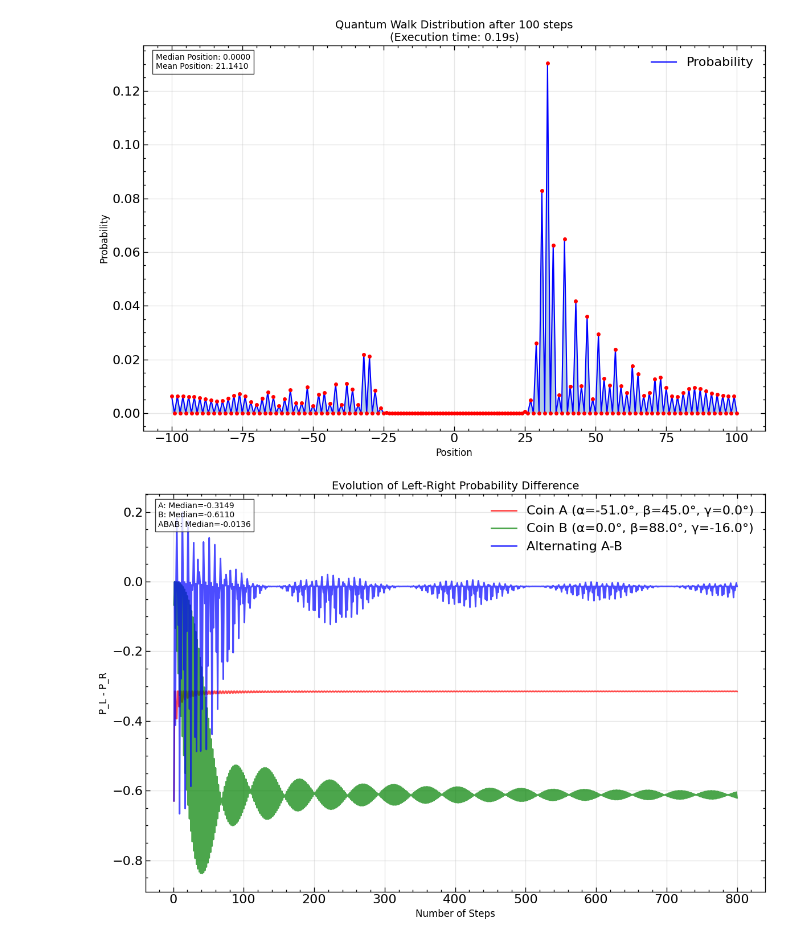
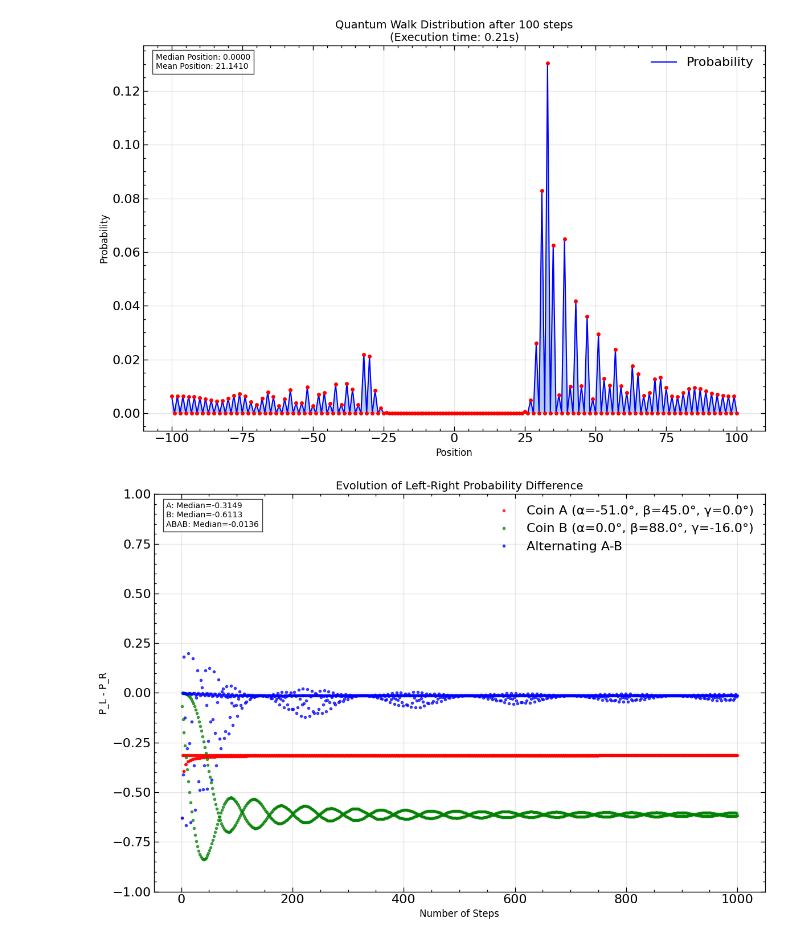
Before and after one commit to jishnurajendran/Quantum-walks, a Jupyter notebook: notebook.ipynb, the cells around one changed output. Saved outputs shown, nothing was run; the diff lists cells and outputs as text; code cells hidden in the pictures.

```diff
--- a/notebook.ipynb
+++ b/notebook.ipynb
@@ -98,16 +98,16 @@ def plot_lr_differences(
     def to_degrees(angles):
         return tuple(np.degrees(angle) for angle in angles)
 
-    plt.plot(steps, differences['A'], 'r-',
+    plt.plot(steps, differences['A'], 'r.',
              label=f'Coin A (α={to_degrees(coin_params["A"])[0]:.1f}°, β={to_degrees(coin_params["A"])[1]:.1f}°, γ={to_degrees(coin_params["A"])[2]:.1f}°)',
              alpha=0.7)
-    plt.plot(steps, differences['B'], 'g-',
+    plt.plot(steps, differences['B'], 'g.',
              label=f'Coin B (α={to_degrees(coin_params["B"])[0]:.1f}°, β={to_degrees(coin_params["B"])[1]:.1f}°, γ={to_degrees(coin_params["B"])[2]:.1f}°)',
              alpha=0.7)
-    plt.plot(steps, differences['ABAB'], 'b-',
+    plt.plot(steps, differences['ABAB'], 'b.',
              label='Alternating A-B',
              alpha=0.7)
-
+    plt.ylim([-1, 1])
     plt.grid(True, alpha=0.3)
     plt.xlabel('Number of Steps', fontsize=12)
     plt.ylabel('P_L - P_R', fontsize=12)
@@ -127,38 +127,39 @@ def plot_lr_differences(
 
     plt.tight_layout()
     plt.show()
-
-if __name__ == "__main__":
-    # Set parameters
-    max_steps = 800  # Reduced number of steps for faster computation
-
-    # Parameters for Coin A (in radians)
-    coin_A_params = (-51.0/180 * np.pi,  # alpha
-                     45.0/180 * np.pi,   # beta
-                      0.0/180 * np.pi)   # gamma
-
-    # Parameters for Coin B (in radians)
-    coin_B_params = (0.0/180 * np.pi,    # alpha
-                    88.0/180 * np.pi,    # beta
-                   -16.0/180 * np.pi)    # gamma
-
-    # Initial coin state
-    initial_state = np.array([1, -1], dtype=np.complex128) / np.sqrt(2)
-
-    # Calculate P_L - P_R evolution
-    differences = compare_coin_configurations_over_time(
-        max_steps=max_steps,
-        coin_A_params=coin_A_params,
-        coin_B_params=coin_B_params,
-        initial_state=initial_state
-    )
-
-    # Plot results
-    coin_params = {
-        "A": coin_A_params,
-        "B": coin_B_params
-    }
-
-    plot_lr_differences(differences, coin_params, max_steps)
-# %% [output]
-[figure, removed]
+# %%
+
+if __name__ == "__main__":
+    # Set parameters
+    max_steps = 1000  # Reduced number of steps for faster computation
+
+    # Parameters for Coin A (in radians)
+    coin_A_params = (-51.0/180 * np.pi,  # alpha
+                     45.0/180 * np.pi,   # beta
+                      0.0/180 * np.pi)   # gamma
+
+    # Parameters for Coin B (in radians)
+    coin_B_params = (0.0/180 * np.pi,    # alpha
+                    88.0/180 * np.pi,    # beta
+                   -16.0/180 * np.pi)    # gamma
+
+    # Initial coin state
+    initial_state = np.array([1, -1], dtype=np.complex128) / np.sqrt(2)
+
+    # Calculate P_L - P_R evolution
+    differences = compare_coin_configurations_over_time(
+        max_steps=max_steps,
+        coin_A_params=coin_A_params,
+        coin_B_params=coin_B_params,
+        initial_state=initial_state
+    )
+
+    # Plot results
+    coin_params = {
+        "A": coin_A_params,
+        "B": coin_B_params
+    }
+
+    plot_lr_differences(differences, coin_params, max_steps)
+# %% [output]
+[figure, added]
```
Also changed, not shown: 1 other file.
